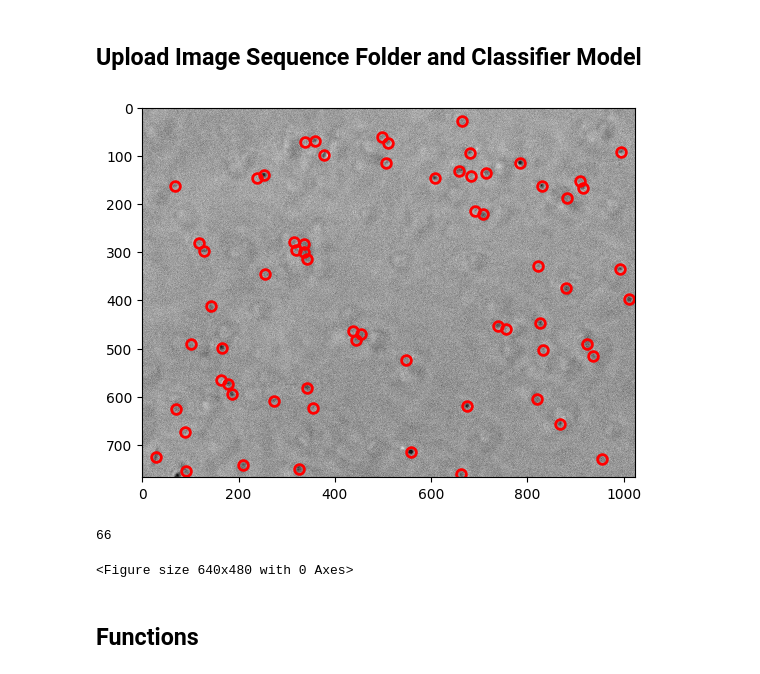
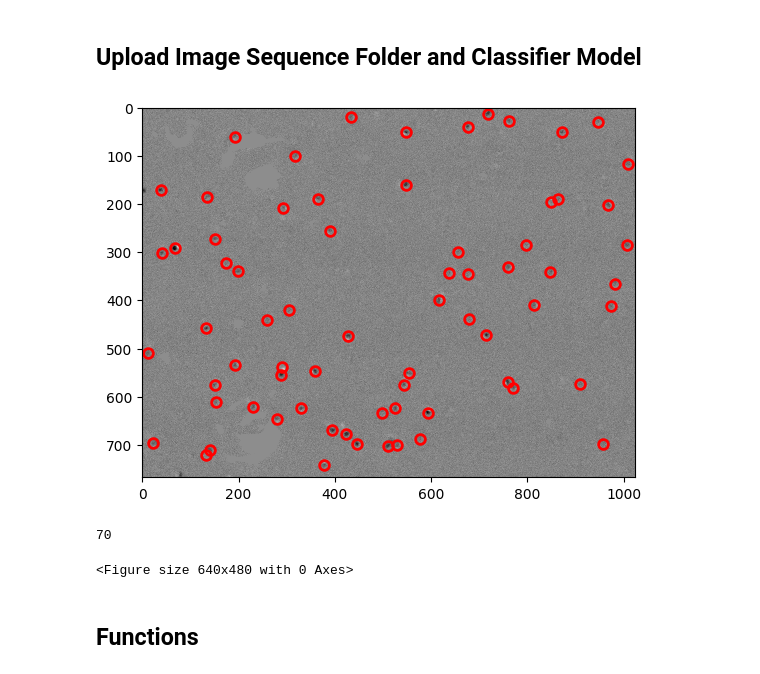
Before and after one commit to viviantao1/mtb-group, a Jupyter notebook: living-dead/classifier/classify.ipynb, the cells around one changed output. Cells and saved outputs as stored; diff of their text form; code cells hidden in the pictures.

Commit message:
separated 1000ppmCMC_NoField2 into living and dead data

```diff
--- a/living-dead/classifier/classify.ipynb
+++ b/living-dead/classifier/classify.ipynb
@@ -27,36 +27,36 @@ UPP_40X = 10/54.504
 # %%
 @pims.pipeline
 def gray(image):
     return image[:, :, 1]
 
 # for files with RGB
 #frames = gray(pims.open("data2/day4_background/*.tif*"))
 
 # for other files
-frames = pims.open("../../ambdata/day2_background/*.tif*")
+frames = pims.open("../../../analysis/adj_1000ppmCMC_NoField2/*.tif*")
 
-upp = 0.25 # upp is microns per pixel
-fps = 10 # fps is frames per second
+upp = UPP_40X # upp is microns per pixel
+fps = 25.38 # fps is frames per second
 
 BACT_SIZE = 13 # must be an odd integer, better to be on the larger end
 MIN_MASS = 100000
 sub_drift = True
 
 # Load the classifier model made from create_model.ipynb or elsewhere
 
-model = joblib.load('../../test1_classifier.joblib')
+model = joblib.load('models/trackpy_classifier_2.joblib')
 
 # prints first frame with annotations - use this to check if BACT_SIZE and MIN_MASS are appropriate for this video and adjust as necessary
 for i in [0]: # or use [::50] for every 50th frame
     f = tp.locate(frames[i], BACT_SIZE, invert=True, minmass=MIN_MASS)
     plt.imshow(frames[i])
     tp.annotate(f, frames[i], plot_style={'markersize': 7})
     plt.clf()
 
 print(len(f))
 # %% [output]
-[figure, old version]
+[figure, new version]
-66
+70
 <Figure size 640x480 with 0 Axes>
 # %% [markdown]
 ## Functions
```
Also changed, not shown: parts of 5 cells of this notebook, 2 other files.
